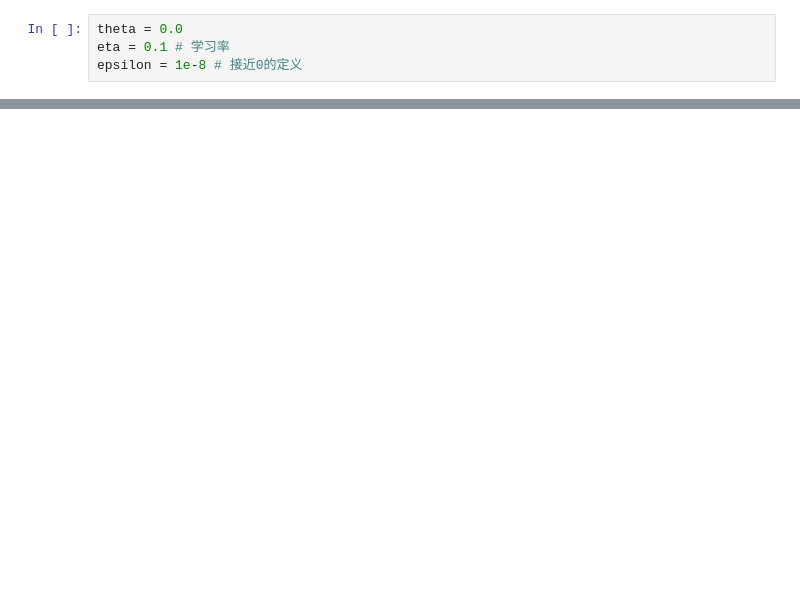
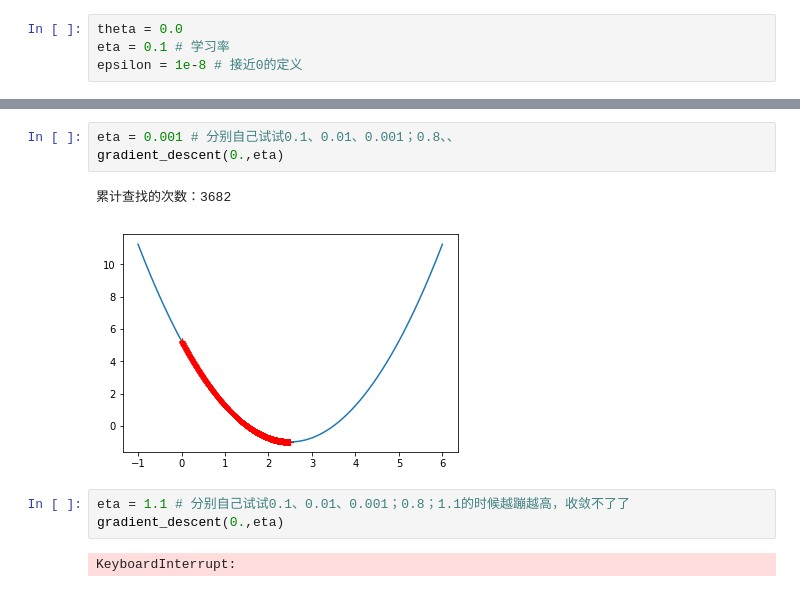
Before and after one commit to lsgwr/algorithms, a Jupyter notebook: Part5Improve/06-Gradient-Descent/02-Gradient-Descent-Simulation/02-Gradient-Descent-Simulation.ipynb, the cells around one changed output, grey strips where cells are left out. Drawn from its saved outputs; the diff is of its cells as text; blank space fills up the shorter version.

```diff
--- a/Part5Improve/06-Gradient-Descent/02-Gradient-Descent-Simulation/02-Gradient-Descent-Simulation.ipynb
+++ b/Part5Improve/06-Gradient-Descent/02-Gradient-Descent-Simulation/02-Gradient-Descent-Simulation.ipynb
@@ -85,0 +125,11 @@ len(theta_history) # 执行了6次，得到了导数为0的点
+# %%
+eta = 0.001 # 分别自己试试0.1、0.01、0.001；0.8、、
+gradient_descent(0.,eta)
+# %% [output]
+累计查找的次数：3682
+[figure, added]
+# %%
+eta = 1.1 # 分别自己试试0.1、0.01、0.001；0.8；1.1的时候越蹦越高，收敛不了了
+gradient_descent(0.,eta)
+# %% [output]
+KeyboardInterrupt:
```
Also changed, not shown: parts of 13 cells of this notebook, 7 other files.
